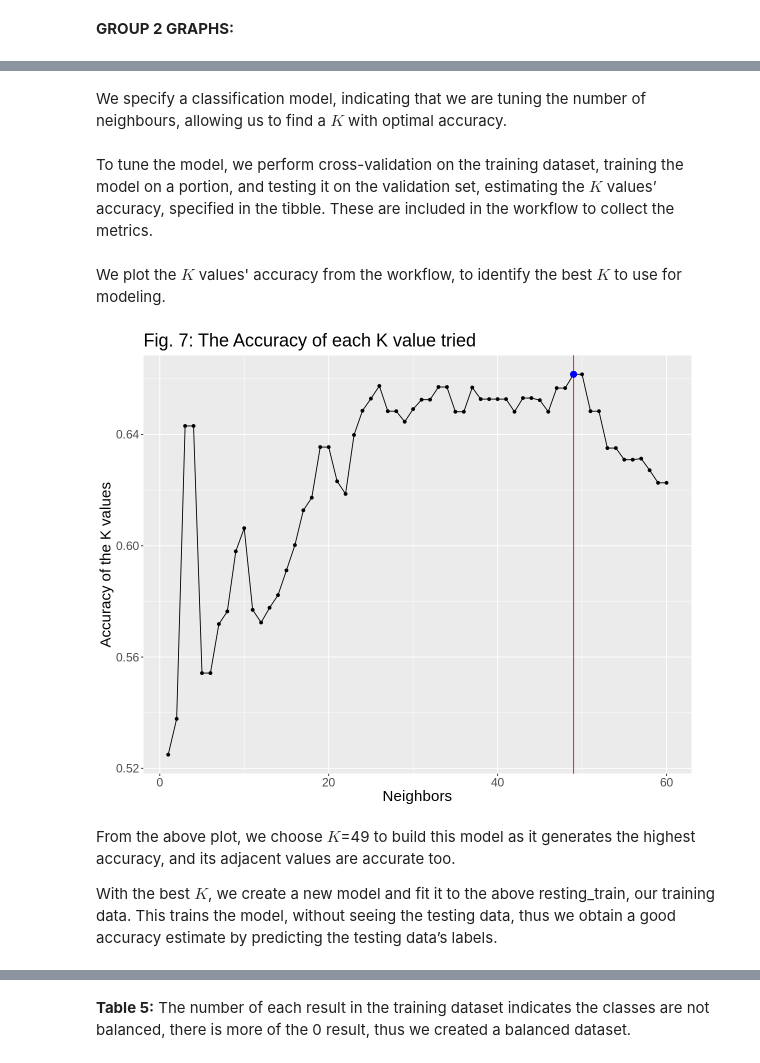
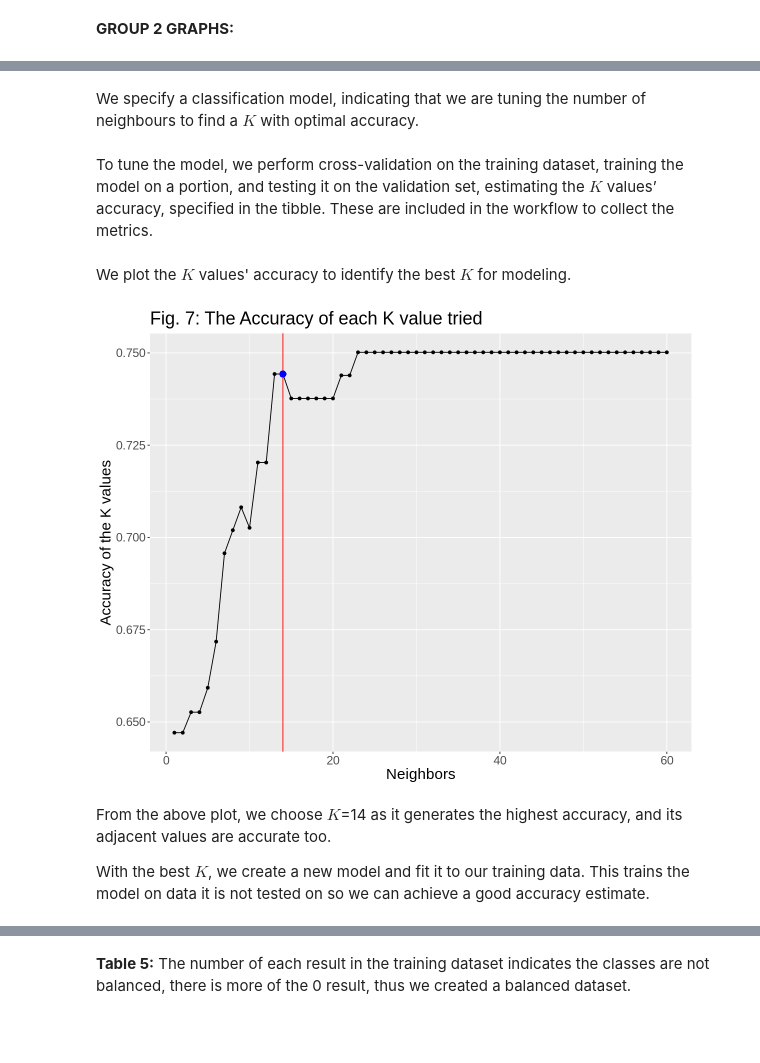
Before and after one commit to chenjerry623/DSCI100-Group17-Project, a Jupyter notebook: Group-17-Project.ipynb, the cells around one changed output, grey strips where cells are left out. Drawn from its saved outputs; the diff is of its cells as text; code cells hidden in the pictures; blank space fills up the shorter version.

```diff
--- a/Group-17-Project.ipynb
+++ b/Group-17-Project.ipynb
@@ -42,17 +42,17 @@ With the data loaded, it is wrangled to create the desired datasets. We assign c
 # Set the dataset's column names to the variable descriptions found in (Detrano, n.d.).
 colnames(cleveland_data) <- c("age", "sex", "cp", "resting_blood_pressure", "chol", "fbs", "resting_electrocardio", "thalach", "exercise_angina", "exercise_st", "exercise_slope", "ca", "thal", "result")
 # %%
+# Mutate the result column such that values of 0 are assigned 0 and indicate no HD and values of 1, 2, 3, and 4 are assigned 1, indicating HD is present.
 # Mutate the result column into a factor, so it can be used to color and fill the graphs.
+# Filtering to remove observations that have NA values in the result column.
 cleveland_data <- cleveland_data |>
-                  mutate(result =
-                         case_when(result != 0 ~ 1, result == 0 ~ 0)) |>
+                  mutate(result = case_when(result == 1 & 2 & 3 & 4 ~ 1, result == 0 ~ 0)) |> # We learned to use the case_when() function using (DataScience Made Simple, 2023).
                   mutate(result = as_factor(result)) |>
                   filter(!is.na(result))
-cleveland_data
 
 # Wrangling the data by creating the desired datasets.
-# First Dataset: data collected from patients in the non-exercise state.
+# First dataset: data for variables that are unrelated to exercise.
 cleveland_data_resting <- select(cleveland_data, age, resting_blood_pressure, resting_electrocardio, result)
 
-# Second Dataset: data collected from patients after exercise.
+# Second dataset: data for exercise-related variables.
 cleveland_data_exercise <- select(cleveland_data, exercise_angina, exercise_st, exercise_slope, result)
@@ -245,7 +234,7 @@ resting_recipe <- recipe(result ~ age + resting_blood_pressure + resting_electro
                         step_scale(all_predictors()) |>
                         step_center(all_predictors())
 # %% [markdown]
-We specify a classification model, indicating that we are tuning the number of neighbours, allowing us to find a $K$ with optimal accuracy.
+We specify a classification model, indicating that we are tuning the number of neighbours to find a $K$ with optimal accuracy.
 # %%
 # Creating a model for the classification that we can tune to find the best K.
 set.seed(9999)
@@ -274,37 +263,37 @@ resting_model_workflow <- workflow() |>
                             tune_grid(resamples = resting_vfold, grid = k_to_try) |>
                             collect_metrics()
 # %% [markdown]
-We plot the $K$ values' accuracy from the workflow, to identify the best $K$ to use for modeling.
+We plot the $K$ values' accuracy to identify the best $K$ for modeling.
 # %%
 # Filtering the accuracy of each K from the metrics.
 
 accuracy_of_k <- resting_model_workflow |>
                     filter(.metric == "accuracy")
 
 # Making a plot of the accuracy to use to determine the best K for this analysis.
 
 highest_accuracy_k <- accuracy_of_k|>
-                filter(neighbors == 49) |>
+                filter(neighbors == 14) |>
                 select(mean) |>
                 pull()
 
 accuracy_plot <- accuracy_of_k |>
                     ggplot(aes(x = neighbors, y = mean)) +
                     geom_point() +
                     geom_line() +
-                    geom_vline(xintercept = 49, colour = "red") +
-                    geom_point(aes(x = 49, y = highest_accuracy_k), size = 3, colour = "blue") +
+                    geom_vline(xintercept = 14, colour = "red") +
+                    geom_point(aes(x = 14, y = highest_accuracy_k), size = 3, colour = "blue") +
                     labs(x = "Neighbors", y = "Accuracy of the K values") +
                     ggtitle("Fig. 7: The Accuracy of each K value tried") +
                     theme(text = element_text(size = 18))
 
 accuracy_plot
 # %% [output]
-[figure, old version]
+[figure, new version]
 # %% [markdown]
-From the above plot, we choose $K$=49 to build this model as it generates the highest accuracy, and its adjacent values are accurate too.
+From the above plot, we choose $K$=14 as it generates the highest accuracy, and its adjacent values are accurate too.
 
-With the best $K$, we create a new model and fit it to the above resting_train, our training data. This trains the model, without seeing the testing data, thus we obtain a good accuracy estimate by predicting the testing data’s labels.
+With the best $K$, we create a new model and fit it to our training data. This trains the model on data it is not tested on so we can achieve a good accuracy estimate.
 # %%
 set.seed(9999)
 
```
Also changed, not shown: parts of 39 cells of this notebook.
